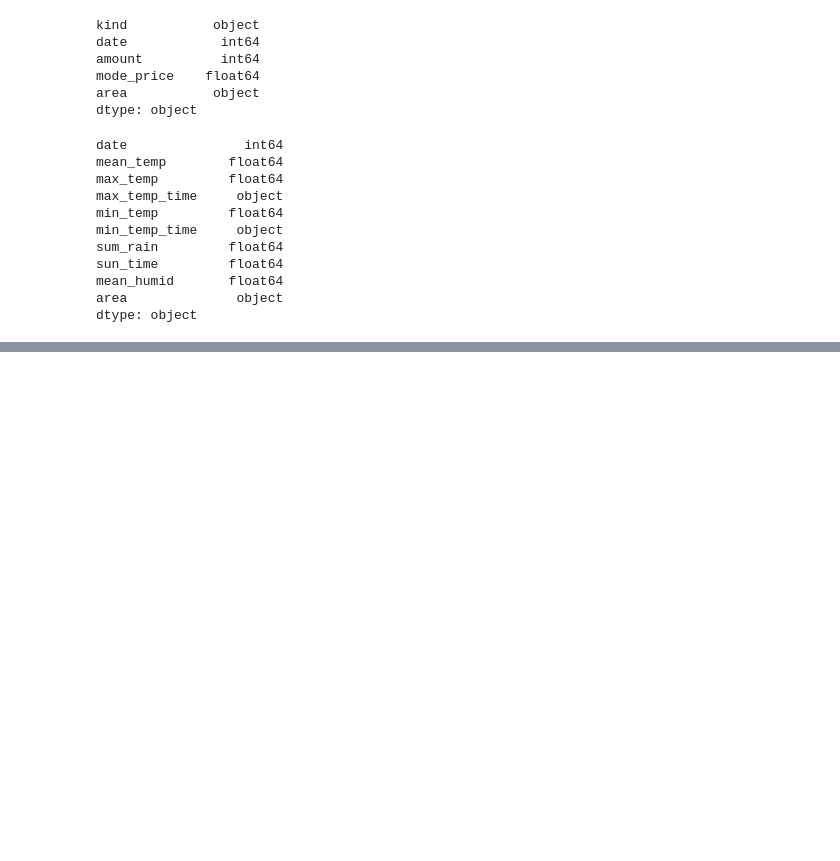
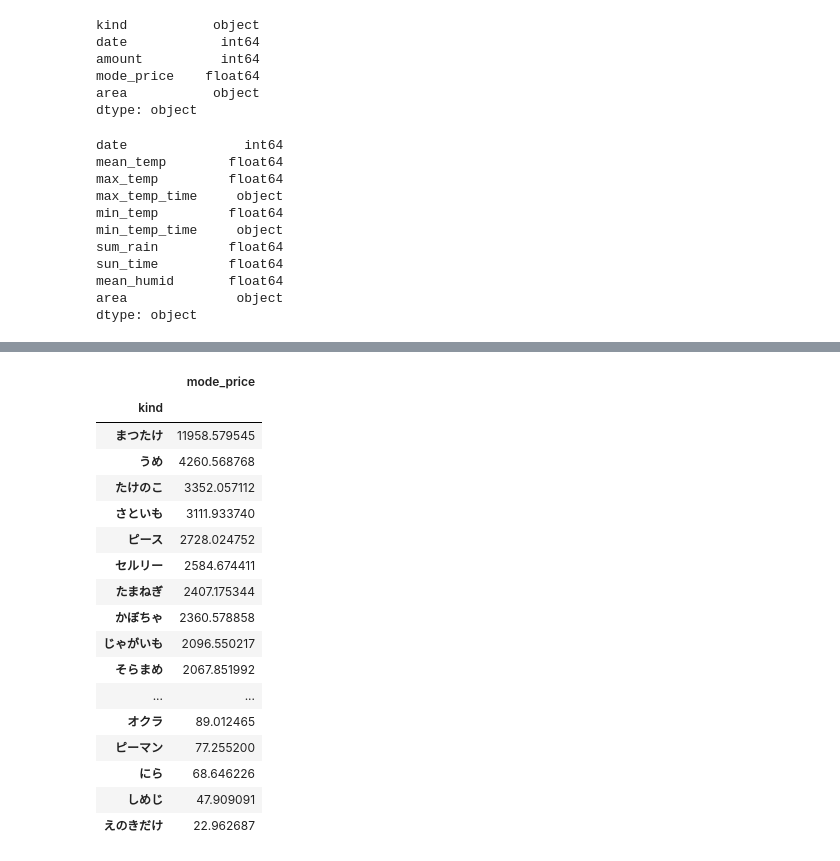
Before and after one commit to Oriolus0721/-, a Jupyter notebook: code/データ外観.ipynb, the cells around one changed output, grey strips where cells are left out. Cells and saved outputs as stored; diff of their text form; code cells hidden in the pictures; blank space fills up the shorter version.

```diff
--- a/code/データ外観.ipynb
+++ b/code/データ外観.ipynb
@@ -124,0 +176,21 @@ dtype: object
+# %%
+df1.groupby('kind')[['mode_price']].mean().sort_values(by='mode_price', ascending=False)
+# %% [output]
+|  | mode_price |
+| kind |  |
+| まつたけ | 11958.579545 |
+| うめ | 4260.568768 |
+| たけのこ | 3352.057112 |
+| さといも | 3111.933740 |
+| ピース | 2728.024752 |
+| セルリー | 2584.674411 |
+| たまねぎ | 2407.175344 |
+| かぼちゃ | 2360.578858 |
+| じゃがいも | 2096.550217 |
+| そらまめ | 2067.851992 |
+| ... | ... |
+| オクラ | 89.012465 |
+| ピーマン | 77.255200 |
+| にら | 68.646226 |
+| しめじ | 47.909091 |
+| えのきだけ | 22.962687 |
```
Also changed, not shown: parts of 10 cells of this notebook.
